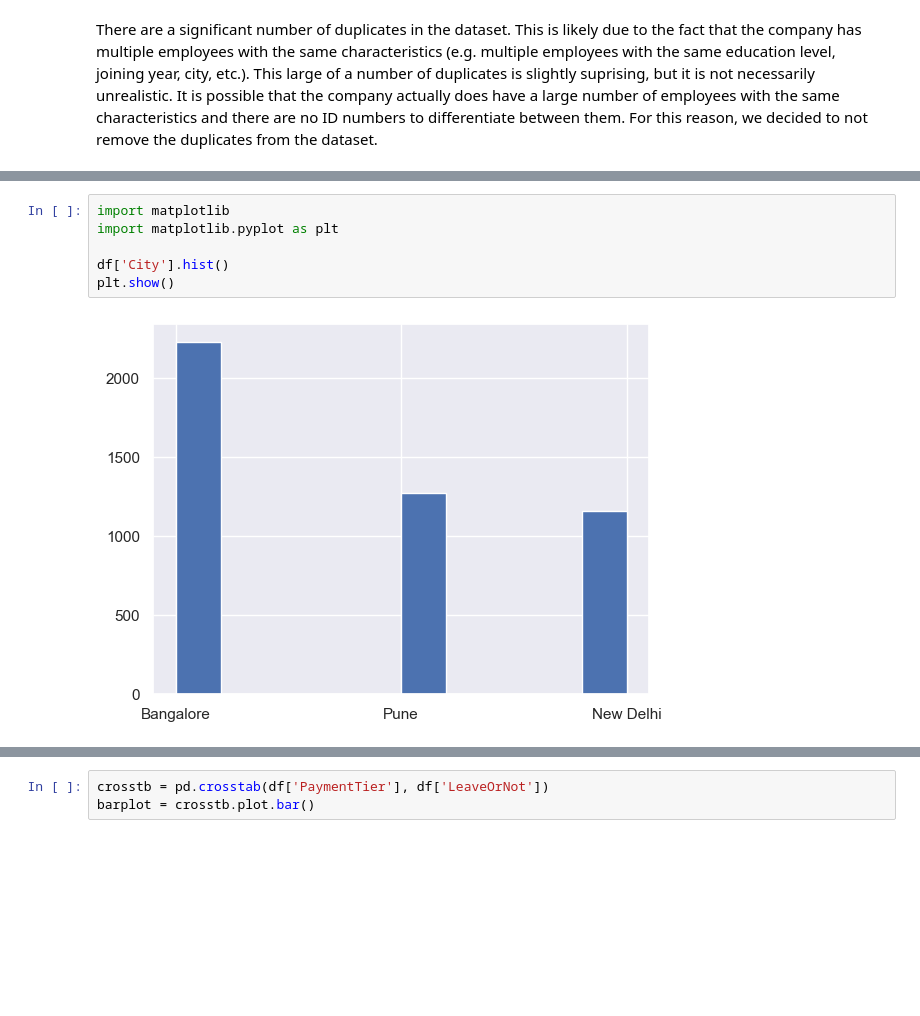
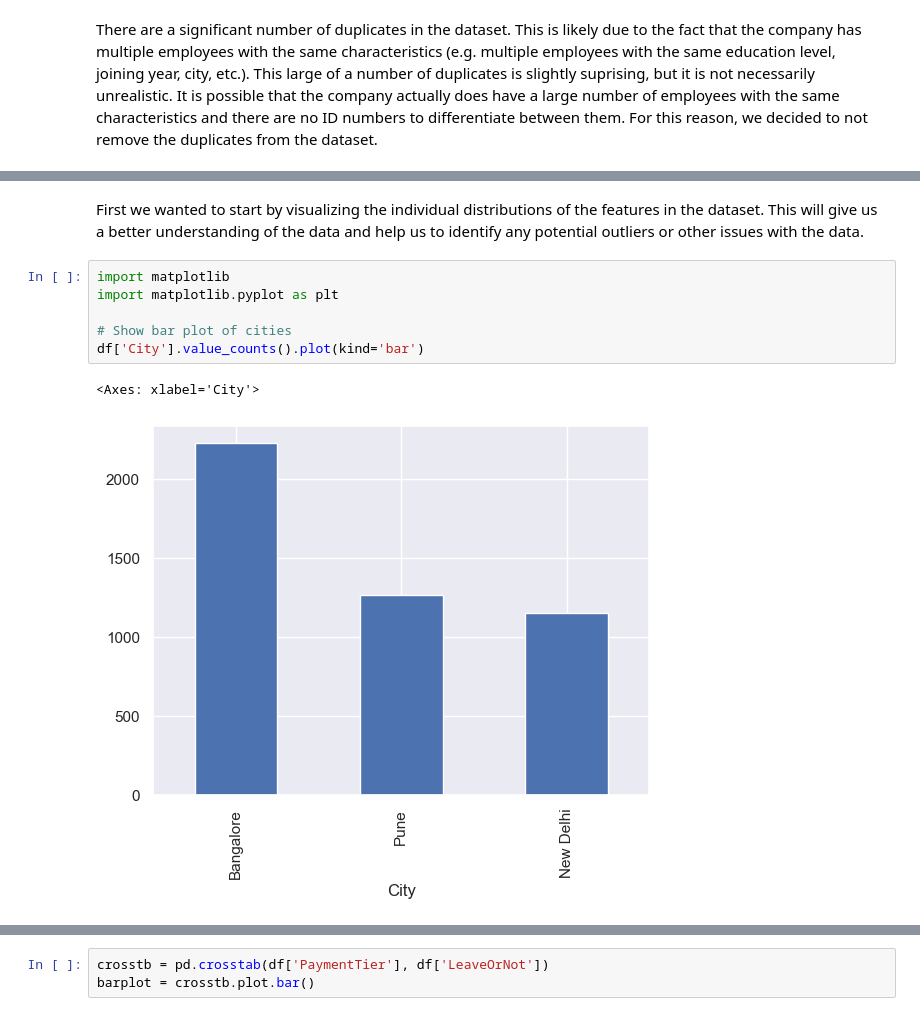
Before and after one commit to QuinnMatthews/MLinPyNotebooks, a Jupyter notebook: LabOne.ipynb, the cells around one changed output, grey strips where cells are left out. Saved outputs shown, nothing was run; the diff lists cells and outputs as text; blank space fills up the shorter version.

```diff
--- a/LabOne.ipynb
+++ b/LabOne.ipynb
@@ -101,8 +110,11 @@ There are a significant number of duplicates in the dataset. This is likely due
+# %% [markdown]
+First we wanted to start by visualizing the individual distributions of the features in the dataset. This will give us a better understanding of the data and help us to identify any potential outliers or other issues with the data.
 # %%
 import matplotlib
 import matplotlib.pyplot as plt
 
-df['City'].hist()
-plt.show()
+# Show bar plot of cities
+df['City'].value_counts().plot(kind='bar')
 # %% [output]
+<Axes: xlabel='City'>
-[figure, old version]
+[figure, new version]
```
Also changed, not shown: parts of 28 cells of this notebook.
